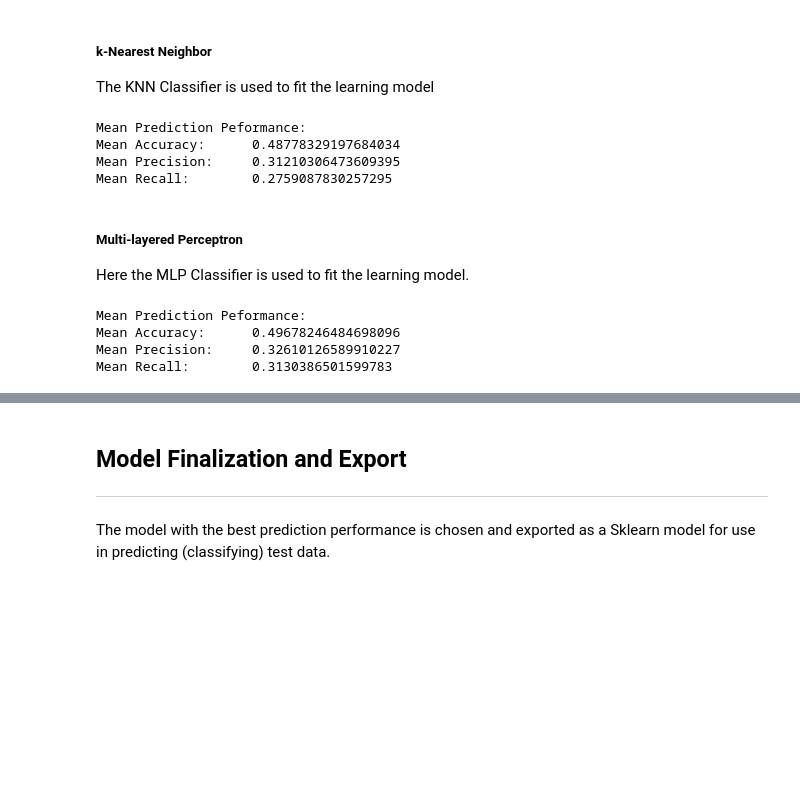
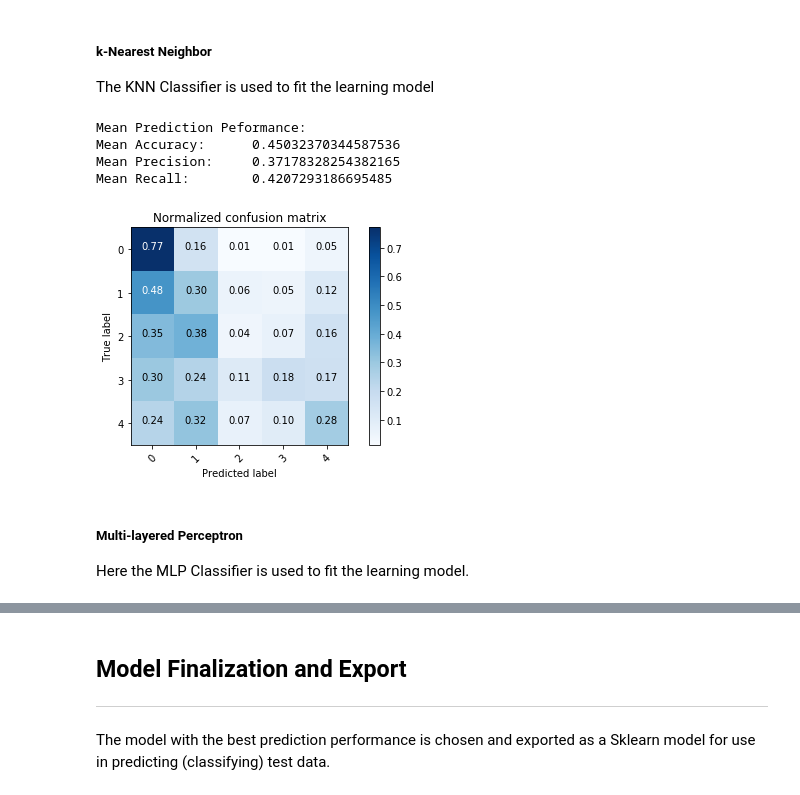
Before and after one commit to yusufrahmatp/modelHeartDisease, a Jupyter notebook: notebooks/Heart Disease Model.ipynb, the cells around one changed output, grey strips where cells are left out. Drawn from its saved outputs; the diff is of its cells as text; code cells hidden in the pictures; blank space fills up the shorter version.

```diff
--- a/notebooks/Heart Disease Model.ipynb
+++ b/notebooks/Heart Disease Model.ipynb
@@ -148,20 +273,13 @@ Mean Recall:        0.29596686239769987
 The KNN Classifier is used to fit the learning model
 # %%
 knn = KNeighborsClassifier()
-prepare_and_execute_train_data(knn, train_data, train_target, 5)
+prepare_and_execute_train_data(knn, train_x_preprocessed, train_y_preprocessed, 5)
 # %% [output]
 Mean Prediction Peformance:
-Mean Accuracy:      0.48778329197684034
-Mean Precision:     0.31210306473609395
-Mean Recall:        0.2759087830257295
+Mean Accuracy:      0.45032370344587536
+Mean Precision:     0.37178328254382165
+Mean Recall:        0.4207293186695485
+[figure, added]
 # %% [markdown]
 ##### Multi-layered Perceptron
 Here the MLP Classifier is used to fit the learning model.
-# %%
-mlp = MLPClassifier(max_iter=1000)
-prepare_and_execute_train_data(mlp, train_data, train_target, 5)
-# %% [output]
-Mean Prediction Peformance:
-Mean Accuracy:      0.49678246484698096
-Mean Precision:     0.32610126589910227
-Mean Recall:        0.3130386501599783
```
Also changed, not shown: parts of 24 cells of this notebook, 1 other file.
